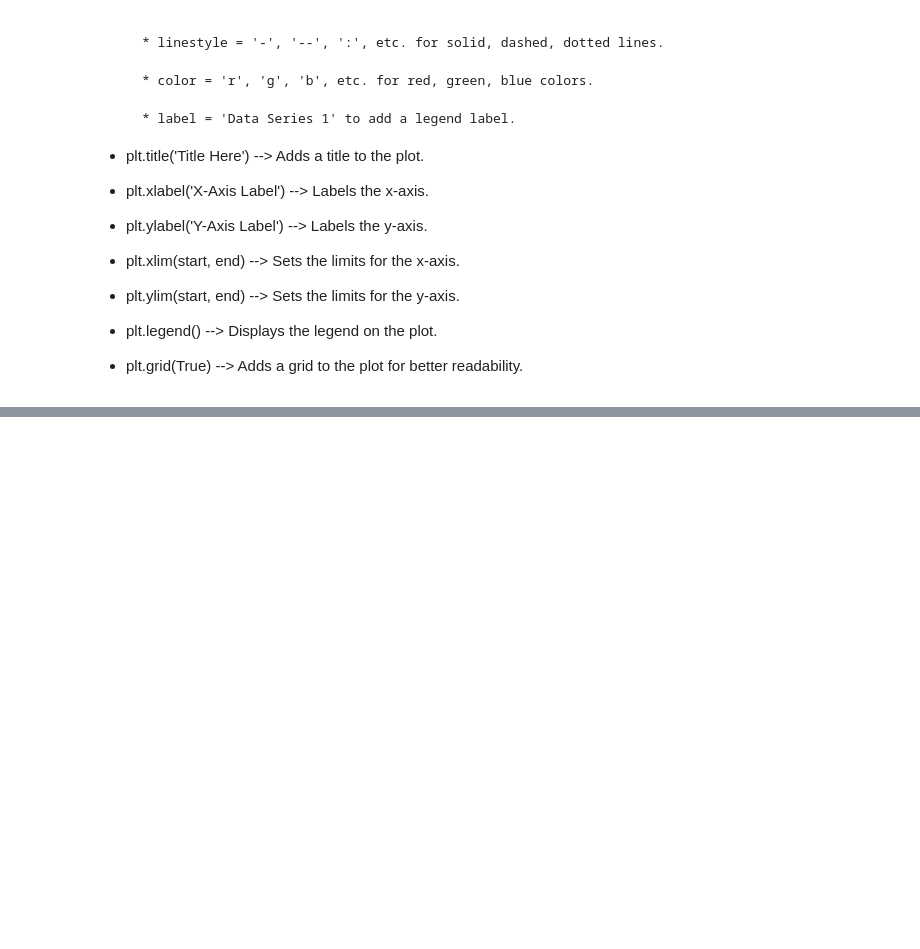
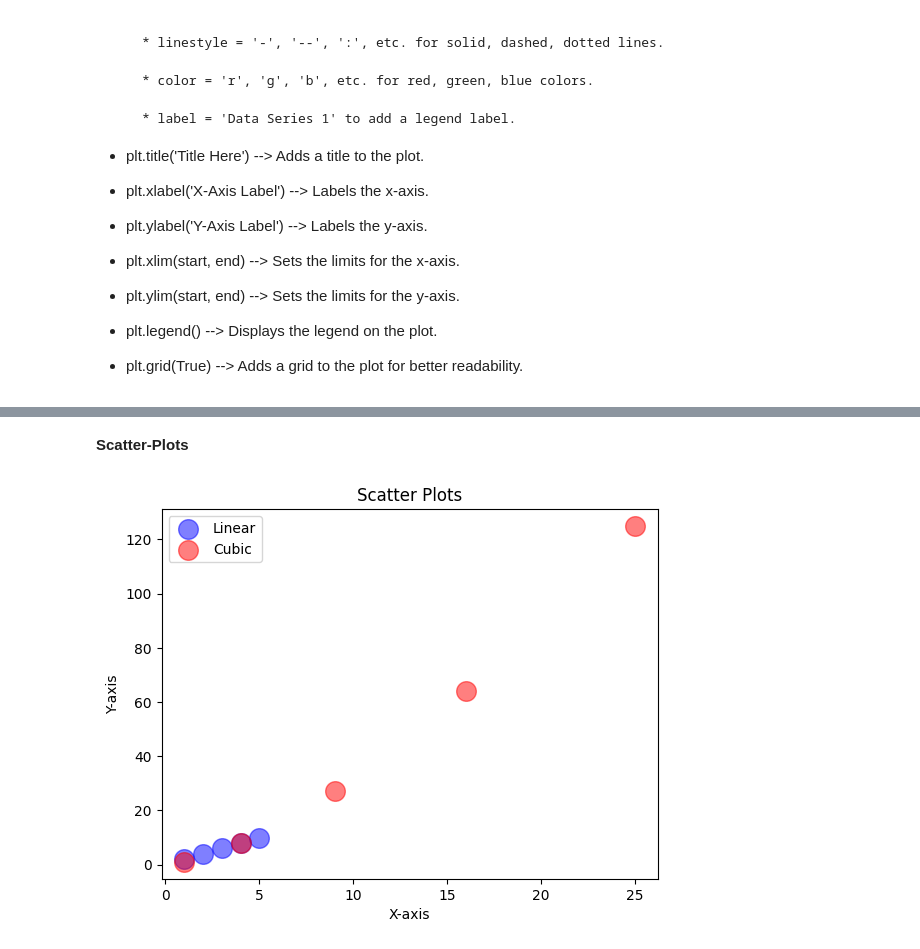
Before and after one commit to aadityaray2004/Recall-libraries, a Jupyter notebook: Recalls/Matplotlib/basic_intro.ipynb, the cells around one changed output, grey strips where cells are left out. Cells and saved outputs as stored; diff of their text form; code cells hidden in the pictures; blank space fills up the shorter version.

```diff
--- a/Recalls/Matplotlib/basic_intro.ipynb
+++ b/Recalls/Matplotlib/basic_intro.ipynb
@@ -87,0 +131,16 @@ plt.show()
+# %% [markdown]
+**Scatter-Plots**
+# %%
+a_1 = np.array([1, 2, 3, 4, 5])
+a_2 = np.array([2, 4, 6, 8, 10])
+b_1 = np.array([1, 4, 9, 16, 25])
+b_2 = np.array([1, 8, 27, 64, 125])
+plt.scatter(a_1, a_2, color = "blue", s = 200, alpha=0.5, label = "Linear") # Scatter plot for linear data
+plt.scatter(b_1, b_2, color = "red", s = 200, alpha=0.5, label = "Cubic") # Scatter plot for cubic data
+plt.title("Scatter Plots") # Title of the plot
+plt.xlabel("X-axis") # Label for x-axis
+plt.ylabel("Y-axis") # Label for y-axis
+plt.legend() # Display legend
+plt.show() # Display the plot
+# %% [output]
+[figure, added]
```
Also changed, not shown: parts of 10 cells of this notebook.
